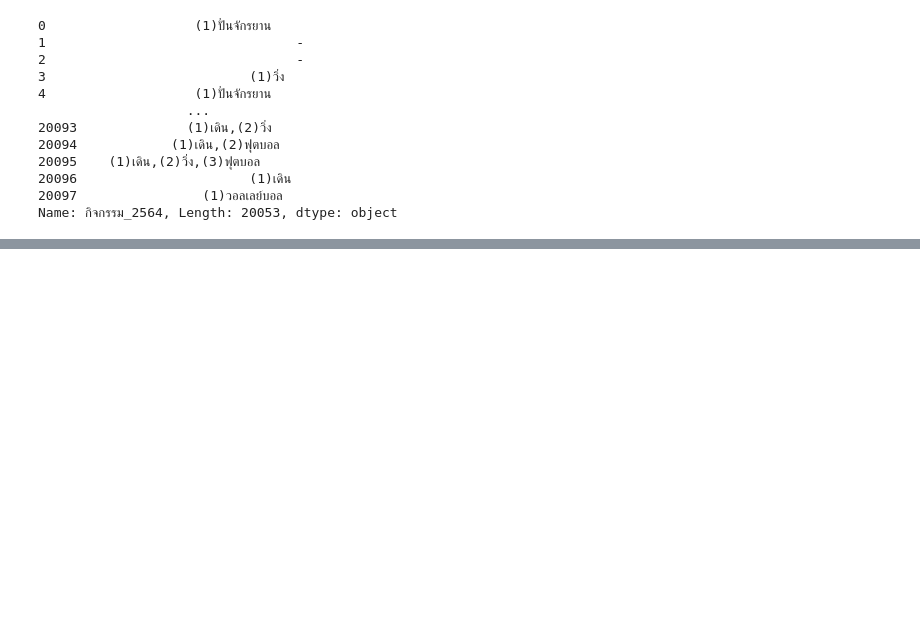
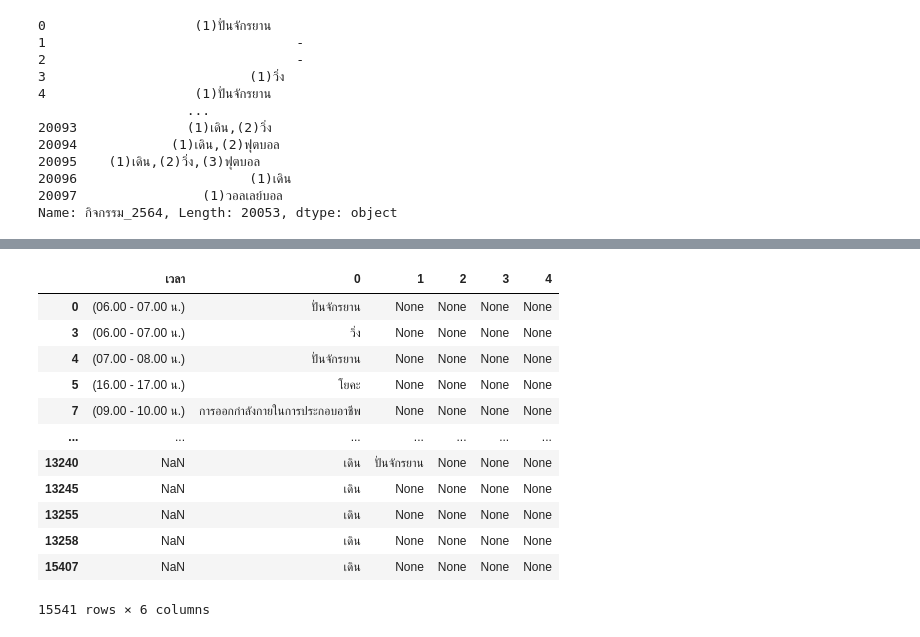
Before and after one commit to Tonry12/BSC_DPDM23, a Jupyter notebook: newasso.ipynb, the cells around one changed output, grey strips where cells are left out. Drawn from its saved outputs; the diff is of its cells as text; code cells hidden in the pictures; blank space fills up the shorter version.

```diff
--- a/newasso.ipynb
+++ b/newasso.ipynb
@@ -145,0 +164,3 @@ df_a['กิจกรรม_2564'] = cleaned_rows_2[0]
+# %%
+df_a['เวลา'] = ass_s2[0]
+df_a.head()
@@ -145,0 +175,20 @@ df_a['กิจกรรม_2564'] = cleaned_rows_2[0]
+# %%
+df_a_1 = df_a.loc[:, ['เวลา']]
+# %%
+df_a_2 = pd.concat([df_a_1, cleaned_rows_2], axis=1)
+df_a_3 = df_a_2[df_a_2[0] !='-']
+df_a_3
+# %% [output]
+|  | เวลา | 0 | 1 | 2 | 3 | 4 |
+| 0 | (06.00 - 07.00 น.) | ปั่นจักรยาน | None | None | None | None |
+| 3 | (06.00 - 07.00 น.) | วิ่ง | None | None | None | None |
+| 4 | (07.00 - 08.00 น.) | ปั่นจักรยาน | None | None | None | None |
+| 5 | (16.00 - 17.00 น.) | โยคะ | None | None | None | None |
+| 7 | (09.00 - 10.00 น.) | การออกกำลังกายในการประกอบอาชีพ | None | None | None | None |
+| ... | ... | ... | ... | ... | ... | ... |
+| 13240 | NaN | เดิน | ปั่นจักรยาน | None | None | None |
+| 13245 | NaN | เดิน | None | None | None | None |
+| 13255 | NaN | เดิน | None | None | None | None |
+| 13258 | NaN | เดิน | None | None | None | None |
+| 15407 | NaN | เดิน | None | None | None | None |
+15541 rows × 6 columns
```
Also changed, not shown: parts of 6 cells of this notebook.
